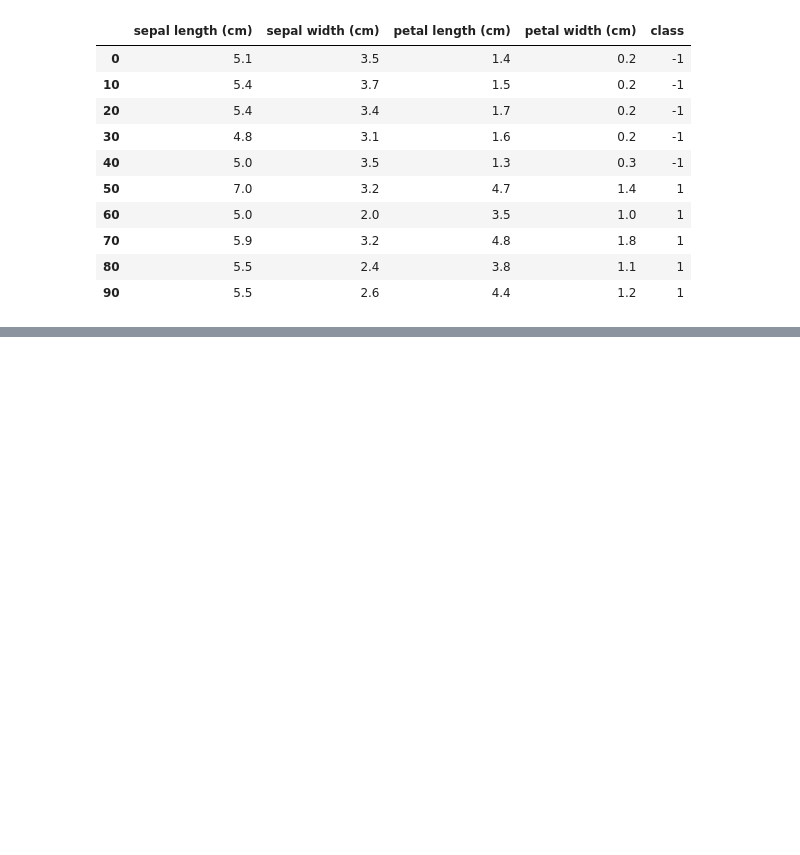
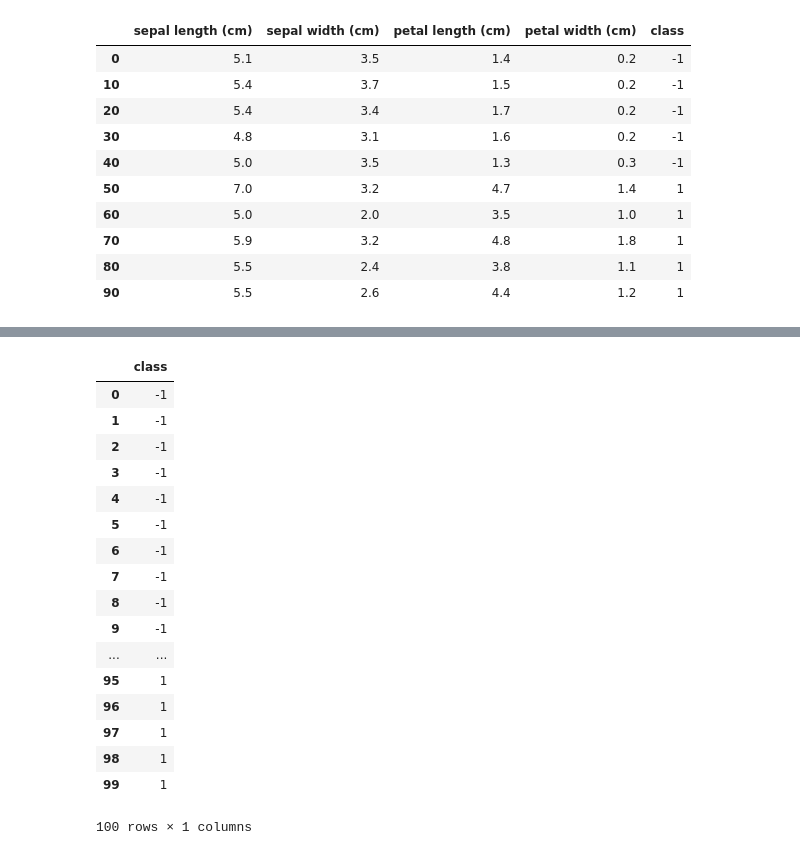
Before and after one commit to oshino-taihei/Python_ML_Programming, a Jupyter notebook: ch2_分類問題.ipynb, the cells around one changed output, grey strips where cells are left out. Saved outputs shown, nothing was run; the diff lists cells and outputs as text; code cells hidden in the pictures; blank space fills up the shorter version.

```diff
--- a/ch2_分類問題.ipynb
+++ b/ch2_分類問題.ipynb
@@ -156,0 +342,21 @@ plot_decision_regions(X, y, classifier=ppn)
+# %%
+y
+# %% [output]
+|  | class |
+| 0 | -1 |
+| 1 | -1 |
+| 2 | -1 |
+| 3 | -1 |
+| 4 | -1 |
+| 5 | -1 |
+| 6 | -1 |
+| 7 | -1 |
+| 8 | -1 |
+| 9 | -1 |
+| ... | ... |
+| 95 | 1 |
+| 96 | 1 |
+| 97 | 1 |
+| 98 | 1 |
+| 99 | 1 |
+100 rows × 1 columns
```
Also changed, not shown: parts of 11 cells of this notebook.
